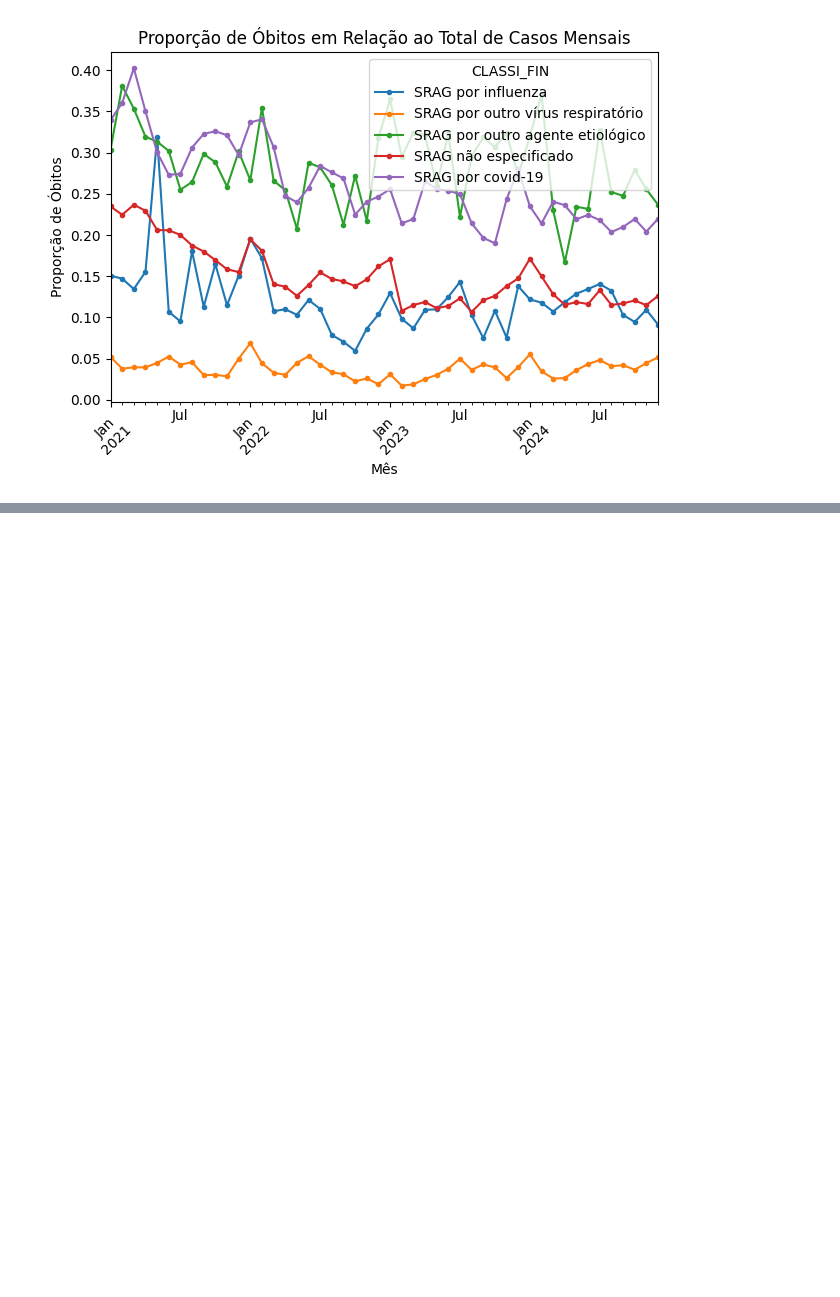
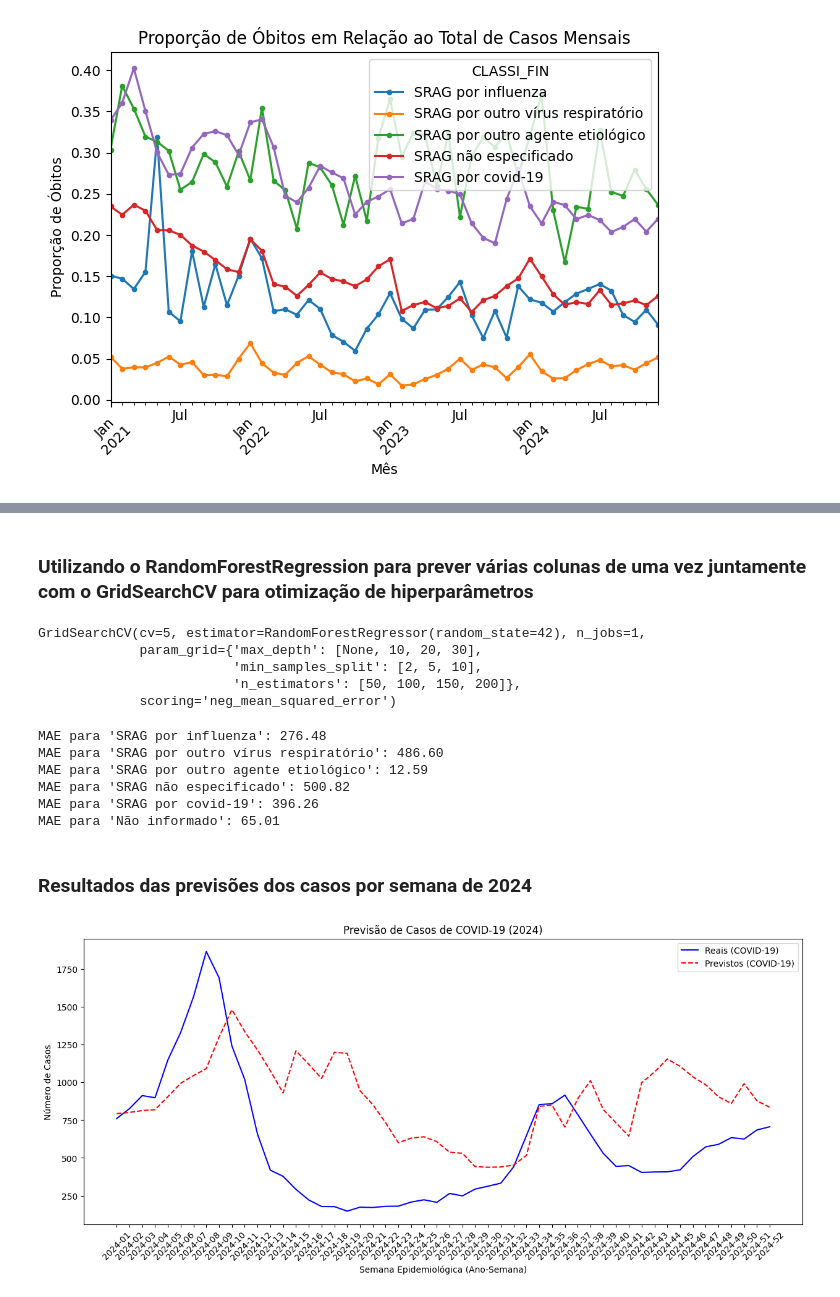
Before and after one commit to hOtoch/2025-1-P1-Analise-e-previsao-SRAG, a Jupyter notebook: analise_srag.ipynb, the cells around one changed output, grey strips where cells are left out. Saved outputs shown, nothing was run; the diff lists cells and outputs as text; code cells hidden in the pictures; blank space fills up the shorter version.

Commit message:
feat: faz previsoes para 2024 e 2025

```diff
--- a/analise_srag.ipynb
+++ b/analise_srag.ipynb
@@ -915,0 +1025,20 @@ plt.show()
+# %%
+target_cols = ['SRAG por influenza','SRAG por outro vírus respiratório', 'SRAG por outro agente etiológico', 'SRAG não especificado', 'SRAG por covid-19', 'Não informado']
+
+features_cols = ['lag_1','lag_2','lag_3','media_movel_4s','semana_sin','semana_cos']
+
+# Utilizando os dados de 2021,2022 e 2023 para treinar
+train_df = df_modelo[df_modelo.index.str.startswith(('2021','2022','2023'))]
+
+# Utilizand os dados de 2024 para teste
+test_df = df_modelo[df_modelo.index.str.startswith('2024')]
+
+X_train = train_df[features_cols]
+y_train = train_df[target_cols]
+
+X_test = test_df[features_cols]
+y_test = test_df[target_cols]
+
+print(f"Semanas de treino: {len(X_train)}")
+print(f"Semanas de teste: {len(X_test)}")
+y_train.head()
@@ -915,0 +1055,44 @@ plt.show()
+# %% [markdown]
+### Utilizando o RandomForestRegression para prever várias colunas de uma vez juntamente com o GridSearchCV para otimização de hiperparâmetros
+# %%
+parameters = {'n_estimators': [50,100,150,200], 'max_depth': [None, 10, 20, 30], 'min_samples_split': [2, 5, 10]}
+model = RandomForestRegressor(random_state=random_state)
+
+grid_search = GridSearchCV(model, parameters,cv=5, scoring='neg_mean_squared_error', n_jobs=1)
+grid_search.fit(X_train, y_train)
+# %% [output]
+GridSearchCV(cv=5, estimator=RandomForestRegressor(random_state=42), n_jobs=1,
+             param_grid={'max_depth': [None, 10, 20, 30],
+                         'min_samples_split': [2, 5, 10],
+                         'n_estimators': [50, 100, 150, 200]},
+             scoring='neg_mean_squared_error')
+# %%
+y_pred = grid_search.predict(X_test)
+y_pred_df = pd.DataFrame(y_pred, index=X_test.index, columns = target_cols)
+
+
+# Calcular o erro para cada tipo de classificação
+for col in target_cols:
+    mae = mean_absolute_error(y_test[col], y_pred_df[col])
+    print(f"MAE para '{col}': {mae:.2f}")
+# %% [output]
+MAE para 'SRAG por influenza': 276.48
+MAE para 'SRAG por outro vírus respiratório': 486.60
+MAE para 'SRAG por outro agente etiológico': 12.59
+MAE para 'SRAG não especificado': 500.82
+MAE para 'SRAG por covid-19': 396.26
+MAE para 'Não informado': 65.01
+# %% [markdown]
+### Resultados das previsões dos casos por semana de 2024
+# %%
+plt.figure(figsize=(15,6))
+plt.plot(y_test.index, y_test['SRAG por covid-19'], label='Reais (COVID-19)', color='blue')
+plt.plot(y_pred_df.index, y_pred_df['SRAG por covid-19'], label='Previstos (COVID-19)', color='red', linestyle='--')
+plt.title('Previsão de Casos de COVID-19 (2024)')
+plt.xlabel('Semana Epidemiológica (Ano-Semana)')
+plt.ylabel('Número de Casos')
+plt.xticks(rotation=45)
+plt.legend()
+plt.show()
+# %% [output]
+[figure, added]
```
Also changed, not shown: parts of 48 cells of this notebook.
